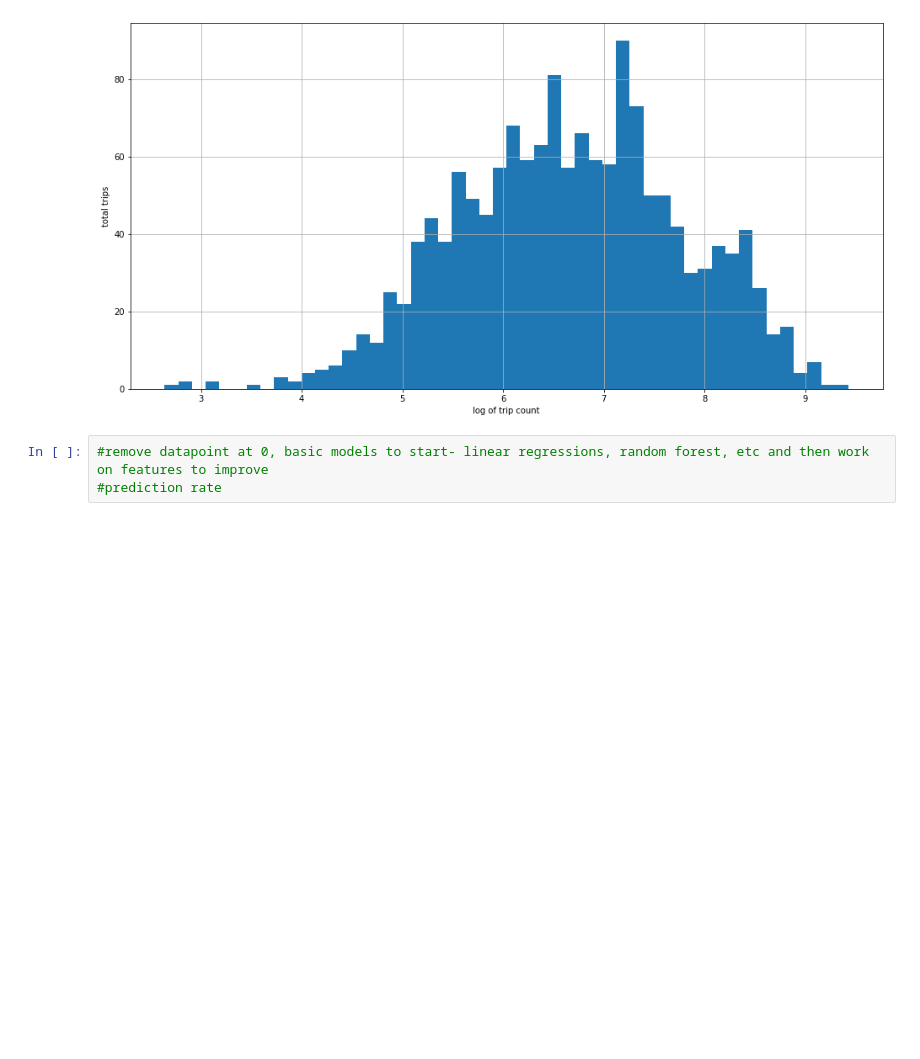
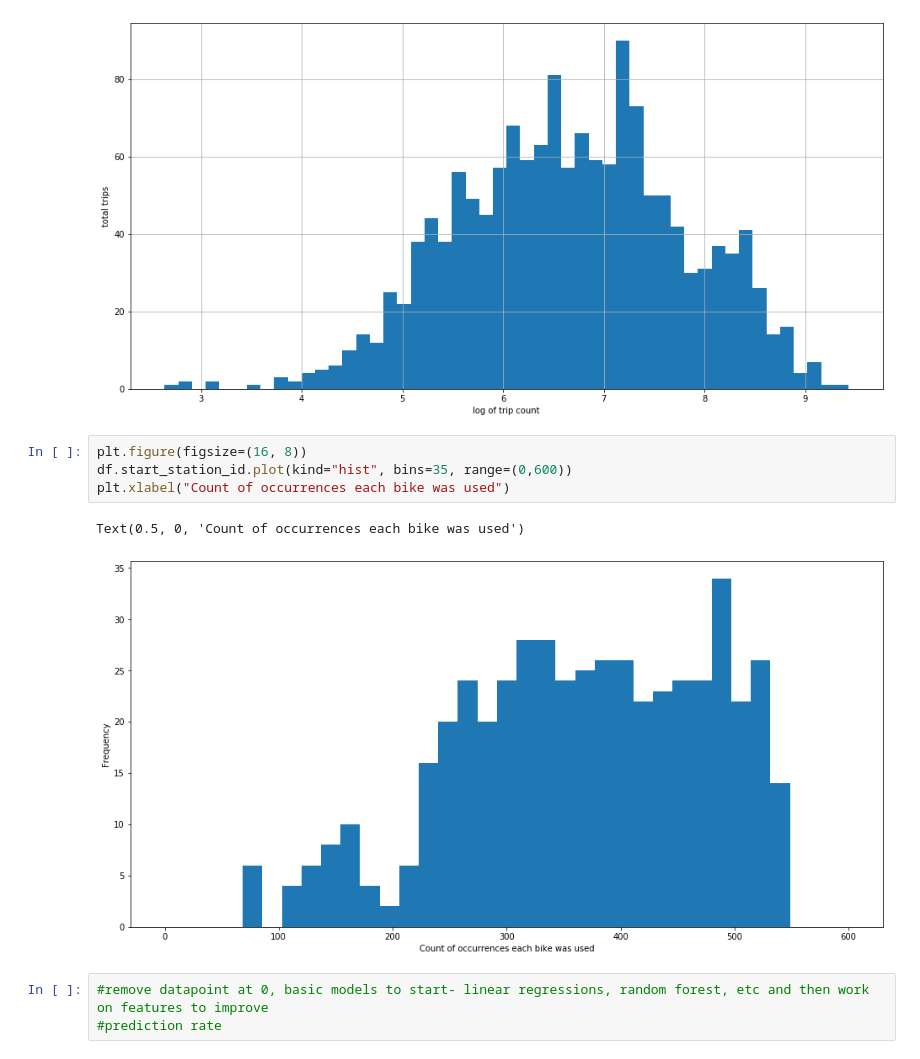
Before and after one commit to amyscott303/Thinkful, a Jupyter notebook: NY_model.ipynb, the cells around one changed output. Cells and saved outputs as stored; diff of their text form; blank space fills up the shorter version.

```diff
--- a/NY_model.ipynb
+++ b/NY_model.ipynb
@@ -84,6 +104,13 @@ plt.ylabel('total trips')
 # %% [output]
 Text(0, 0.5, 'total trips')
 [figure]
+# %%
+plt.figure(figsize=(16, 8))
+df.start_station_id.plot(kind="hist", bins=35, range=(0,600))
+plt.xlabel("Count of occurrences each bike was used")
+# %% [output]
+Text(0.5, 0, 'Count of occurrences each bike was used')
+[figure, added]
 # %%
 #remove datapoint at 0, basic models to start- linear regressions, random forest, etc and then work on features to improve
 #prediction rate
```
Also changed, not shown: parts of 23 cells of this notebook.
